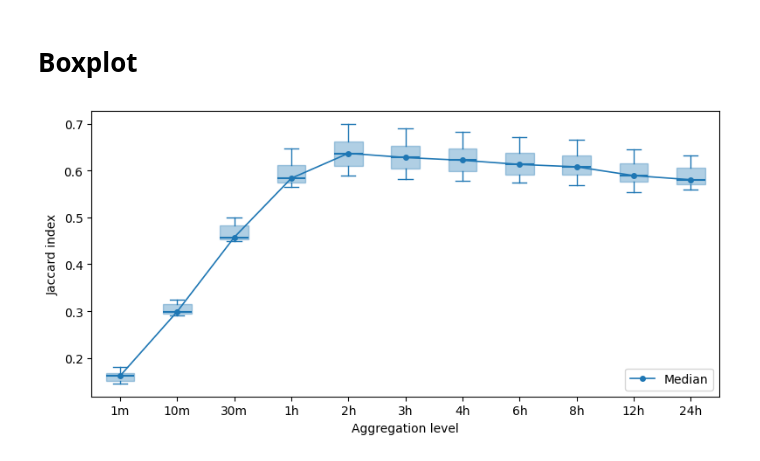
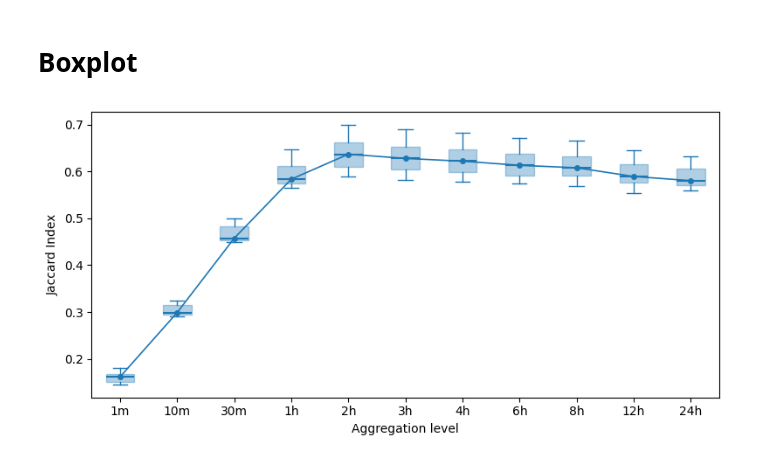
Before and after one commit to Tarun-Rajan99/MSc-Project, a Jupyter notebook: 04_code/jaccard/jaccard.ipynb, the cells around one changed output. Cells and saved outputs as stored; diff of their text form; code cells hidden in the pictures.

```diff
--- a/04_code/jaccard/jaccard.ipynb
+++ b/04_code/jaccard/jaccard.ipynb
@@ -110,32 +110,3 @@ dummy.to_csv("jaccard_by_aggregation.csv")
 NameError: name 'results' is not defined
 # %% [markdown]
 # Boxplot
-# %%
-# Plot of jaccards as boxplots with median trend line, equally spaced x-axis
-fig, ax = plt.subplots(figsize=(8, 4))
-
-level_names = list(levels.keys())
-x_positions = np.arange(1, len(level_names) + 1)
-xtick_labels = ['1m','10m','30m','1h','2h','3h','4h','6h','8h','12h','24h']
-
-jaccards = [results[name] for name in level_names]
-
-boxstyle = dict(patch_artist=True,
-                 boxprops=dict(facecolor='tab:blue', alpha=0.35, edgecolor='tab:blue'),
-                 medianprops=dict(color='tab:blue', lw=1.5),
-                 whiskerprops=dict(color='tab:blue'),
-                 capprops=dict(color='tab:blue'))
-
-ax.boxplot(jaccards, positions=x_positions, widths=0.5, showfliers=True, **boxstyle)
-
-medians = [np.median(js) for js in jaccards]
-ax.plot(x_positions, medians, color='tab:blue', lw=1.2, marker='o', ms=4, zorder=3, label='Median')
-
-ax.set_xticks(x_positions)
-ax.set_xticklabels(xtick_labels)
-ax.set_xlabel('Aggregation level')
-ax.set_ylabel('Jaccard index')
-ax.legend(loc='lower right')
-plt.tight_layout()
-# %% [output]
-[figure, removed]
@@ -141,0 +115,13 @@ plt.tight_layout()
+# %%
+levels = {'1 min': 1/60, '10 min': 1/6, '30 min': 0.5, '1 h': 1,
+              '2 h': 2, '3 h': 3, '4 h': 4, '6 h': 6, '8 h': 8, '12 h': 12, '24 h': 24}
+# %%
+# Jaccard results
+JACCARD_df = pd.read_csv("/home/ma/t/tr725/MSc-Project/04_code/jaccard/jaccard.csv", index_col=0)
+
+JACCARD = {}
+for col in JACCARD_df.columns:
+    JACCARD[col] = {
+        tuple(int(x) for x in idx.split("-")): val
+        for idx, val in JACCARD_df[col].items()
+    }
@@ -141,0 +139,23 @@ plt.tight_layout()
+# %%
+# Plot of ARIs as boxplots with median trend line
+fig, ax = plt.subplots(figsize=(8, 4))
+
+jaccard = [np.array(list(JACCARD[name].values())) for name in level_names]
+
+level_names = list(levels.keys())
+x_positions = np.arange(1, len(level_names) + 1)
+xtick_labels = ['1m','10m','30m','1h','2h','3h','4h','6h','8h','12h','24h']
+
+ax.boxplot(jaccard, positions=x_positions, widths=0.5, showfliers=True, **boxstyle)
+
+jaccard_medians = [np.median(a) for a in jaccard]
+ax.plot(x_positions, jaccard_medians, color='tab:blue', lw=1.2, marker='o', ms=4, zorder=3, label='Median')
+
+ax.set_xticks(x_positions)
+ax.set_xticklabels(xtick_labels)
+ax.set_xlabel('Aggregation level')
+ax.set_ylabel('Jaccard Index')
+#ax.legend(loc='lower right')
+plt.tight_layout()
+# %% [output]
+[figure, added]
```
Also changed, not shown: parts of 4 cells of this notebook.
